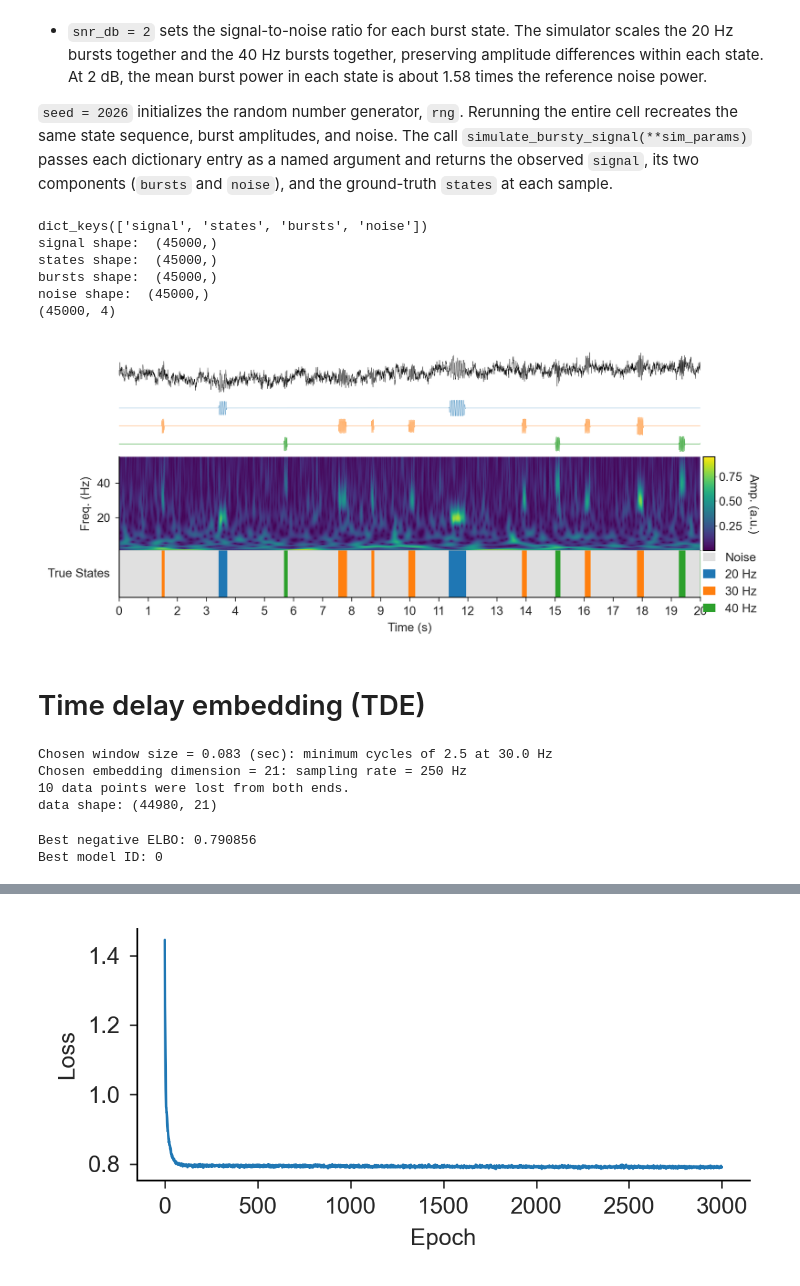
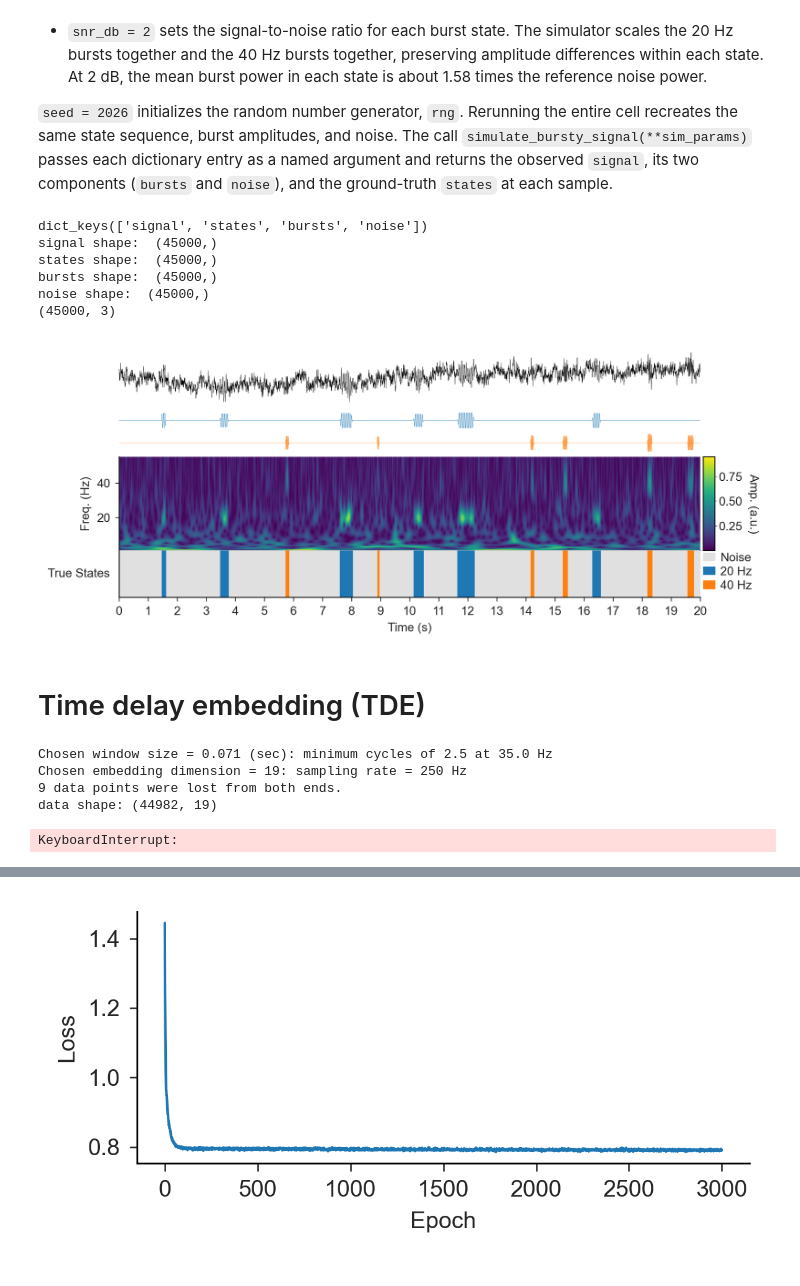
Before and after one commit to schmidt-neural-data-science/TDE-DP-GMM, a Jupyter notebook: intro_to_dpgmm.ipynb, the cells around one changed output, grey strips where cells are left out. Drawn from its saved outputs; the diff is of its cells as text; code cells hidden in the pictures.

```diff
--- a/intro_to_dpgmm.ipynb
+++ b/intro_to_dpgmm.ipynb
@@ -128,16 +128,16 @@ rng = np.random.default_rng(seed)
 n_seconds = 60 * 3
 fs = 250  # Hz
 time_vec = np.linspace(0, n_seconds, int(fs * n_seconds))
-freq = np.array([20, 30, 40])
-true_num_states = len(freq) + 1
-snr_db = 2
+simulated_freq = np.array([20, 40])
+true_num_states = len(simulated_freq) + 1
+snr_db = 0
 state_transition = "return_to_baseline"
 
 
 sim_params = {
     "time_vec": time_vec,
     "fs": fs,
-    "freq": freq,
+    "freq": simulated_freq,
     "state_transition": state_transition,
     "burst_cycles_param": [3, 12],       # cycles per burst
     "noise_duration_param": [0.5, 2],    # seconds between bursts
@@ -171,7 +171,7 @@ signal shape:  (45000,)
 states shape:  (45000,)
 bursts shape:  (45000,)
 noise shape:  (45000,)
-(45000, 4)
+(45000, 3)
 # %%
 import numpy as np
 import matplotlib.pyplot as plt
@@ -179,7 +179,7 @@ from matplotlib.ticker import MaxNLocator
 from nds_toolbox.preprocessing.features import compute_wavelet
 
 
-def plot_bursty_signal(signal_dict, fs, plot_t=20, *, freq=None, figsize=(7.5, 3),
+def plot_bursty_signal(signal_dict, fs, plot_t=20, *, simulated_freq=None, figsize=(7.5, 3),
                       f_max=80, display_f_max=55):
     """Plot the first plot_t seconds of a simulate_bursty_signal result.
 
@@ -202,10 +202,10 @@ def plot_bursty_signal(signal_dict, fs, plot_t=20, *, freq=None, figsize=(7.5, 3
     if not np.issubdtype(states.dtype, np.integer) or states.min() < 0:
         raise ValueError("states must contain nonnegative integer labels.")
     labels = ["Noise"]
-    if freq is None:
+    if simulated_freq is None:
         labels.extend(f"State {i}" for i in range(1, states.max() + 1))
     else:
-        labels.extend(f"{hz:g} Hz" for hz in np.atleast_1d(freq))
+        labels.extend(f"{hz:g} Hz" for hz in np.atleast_1d(simulated_freq))
         if states.max() >= len(labels):
             raise ValueError("Provide one frequency for each burst state.")
     colors = ["#E0E0E0"] + [plt.get_cmap("tab10")(i % 10) for i in range(len(labels) - 1)]
@@ -247,14 +247,32 @@ def plot_bursty_signal(signal_dict, fs, plot_t=20, *, freq=None, figsize=(7.5, 3
     state_ax.set(xlabel="Time (s)", xlim=(0, duration), ylim=(0, 1), yticks=[])
     state_ax.set_ylabel("True States", rotation=0, labelpad=30, va="center")
     state_ax.xaxis.set_major_locator(MaxNLocator(nbins=20, steps=[1, 2, 5, 10]))
-    state_ax.legend(loc="upper left", bbox_to_anchor=(1.005, 0.96), borderaxespad=0,
-                    frameon=False, handlelength=1, borderpad=0)
+
+    # Use the fewest columns that keep the legend inside the state strip's height.
+    strip = state_ax.get_position()
+    for columns in range(1, len(labels) + 1):
+        legend = state_ax.legend(loc="upper left", bbox_to_anchor=(1.005, 0.96),
+                                 ncols=columns, frameon=False, borderaxespad=0, borderpad=0,
+                                 handlelength=1, handletextpad=0.4, columnspacing=0.9,
+                                 labelspacing=0.25)
+        legend_box = legend.get_window_extent().transformed(fig.transFigure.inverted())
+        if legend_box.y0 >= strip.y0 + 0.02 * strip.height:
+            break
+
+    # Reserve the width the legend needs, including a small outer margin.
+    overflow = legend_box.x1 + 0.01 - 1
+    if overflow > 0:
+        shrink = min(overflow, strip.width / 2)
+        # Widen the canvas only if the legend would take over half the data panels.
+        scale = 1 + (overflow - shrink)
+        fig.set_figwidth(fig.get_figwidth() * scale)
+        fig.subplots_adjust(left=strip.x0 / scale, right=(strip.x1 - shrink) / scale)
     return fig, axes
 # %%
-fig, axes = plot_bursty_signal(signal_dict, fs, plot_t=20, freq=freq, figsize=(FIG_WIDTH, 3))
+fig, axes = plot_bursty_signal(signal_dict, fs, plot_t=20, simulated_freq=simulated_freq, figsize=(FIG_WIDTH, 3))
 plt.show()
 # %% [output]
-[figure, old version]
+[figure, new version]
 # %% [markdown]
 # Time delay embedding (TDE)
 # %%
@@ -279,10 +297,10 @@ trimmed_signal = trim_data(signal, num_emb, verbose = False)
 trimmed_states = trim_data(states, num_emb, verbose = False)
 trimmed_time_vec = np.linspace(0, len(trimmed_states)/fs, len(trimmed_states))
 # %% [output]
-Chosen window size = 0.083 (sec): minimum cycles of 2.5 at 30.0 Hz
-Chosen embedding dimension = 21: sampling rate = 250 Hz
-10 data points were lost from both ends.
-data shape: (44980, 21)
+Chosen window size = 0.071 (sec): minimum cycles of 2.5 at 35.0 Hz
+Chosen embedding dimension = 19: sampling rate = 250 Hz
+9 data points were lost from both ends.
+data shape: (44982, 19)
 # %%
 #roughly speaking, the expected number of states is "ln n"
 num_states = int(np.ceil(np.log(len(trimmed_signal)))) # E[K] = alpha ln n
@@ -309,5 +327,4 @@ dpgmm_result = fit_DPGMM(data=tde_signal,
 
 #took about 1 min
 # %% [output]
-Best negative ELBO: 0.790856
-Best model ID: 0
+KeyboardInterrupt:
```
Also changed, not shown: parts of 4 cells of this notebook, 1 other file.
